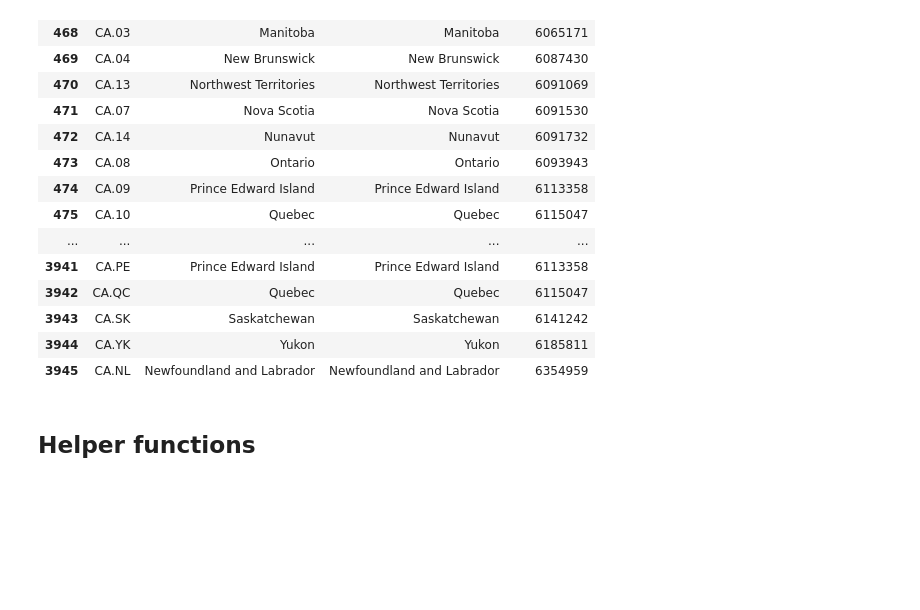
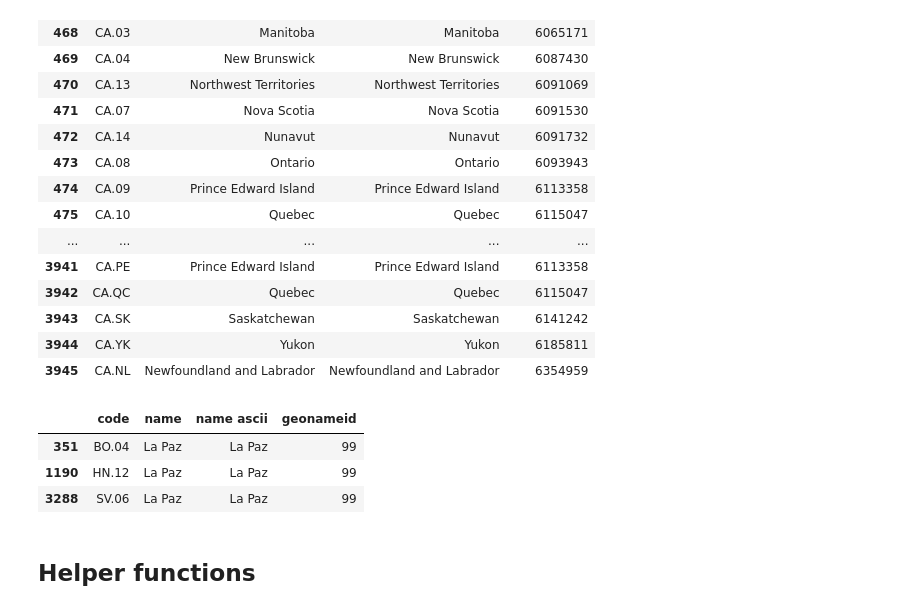
Before and after one commit to chumlab/covid19project, a Jupyter notebook: experimentation.ipynb, the cells around one changed output. Cells and saved outputs as stored; diff of their text form; code cells hidden in the pictures; blank space fills up the shorter version.

```diff
--- a/experimentation.ipynb
+++ b/experimentation.ipynb
@@ -131,6 +131,20 @@ admin1_df[admin1_df['code'].str.contains('^CA.')]
 | 3943 | CA.SK | Saskatchewan | Saskatchewan | 6141242 |
 | 3944 | CA.YK | Yukon | Yukon | 6185811 |
 | 3945 | CA.NL | Newfoundland and Labrador | Newfoundland and Labrador | 6354959 |
+# %%
+# admin1_df[admin1_df['code'].str.contains('^US.')]
+# admin1_df[admin1_df['name'] == 'La Paz']
+country_code = 'HN'
+element = 'La Paz'
+test1 = admin1_df[(admin1_df['name'] == element)].copy()
+test1.loc[:, 'geonameid'] = 99
+test11 = test1.head(1)
+test1
+# %% [output]
+|  | code | name | name ascii | geonameid |
+| 351 | BO.04 | La Paz | La Paz | 99 |
+| 1190 | HN.12 | La Paz | La Paz | 99 |
+| 3288 | SV.06 | La Paz | La Paz | 99 |
 # %%
 # Add alternative country names (USA, UK, etc.z)
 # %% [markdown]
```
Also changed, not shown: parts of 6 cells of this notebook.
